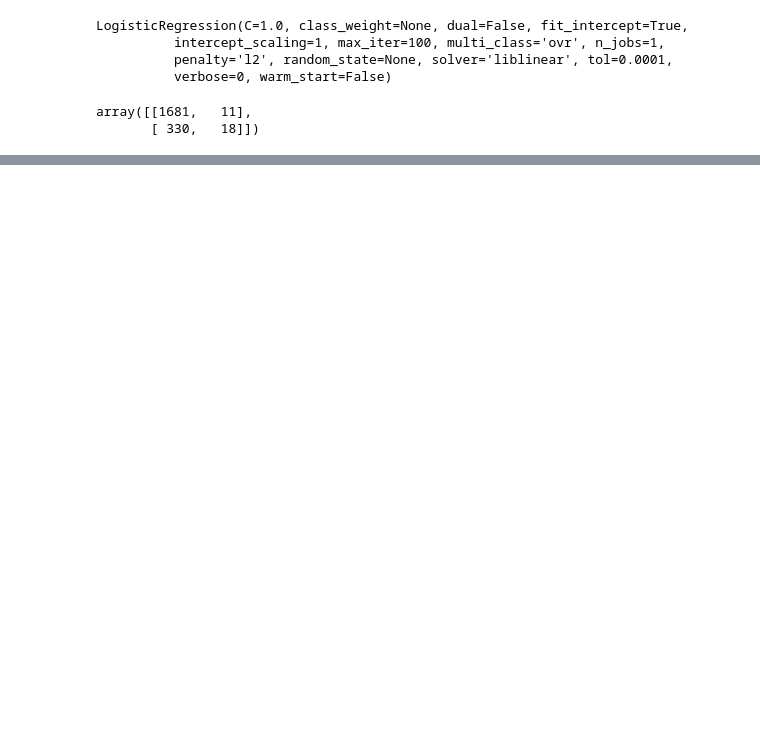
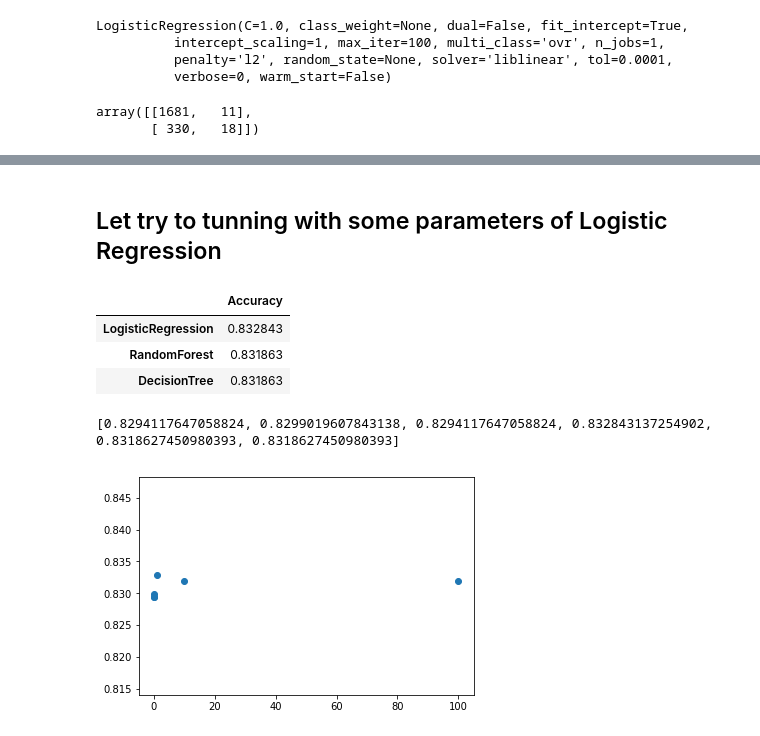
Before and after one commit to tranquidao/HomeWorkSubmit, a Jupyter notebook: dating_data_analyzing.ipynb, the cells around one changed output, grey strips where cells are left out. Saved outputs shown, nothing was run; the diff lists cells and outputs as text; code cells hidden in the pictures; blank space fills up the shorter version.

```diff
--- a/dating_data_analyzing.ipynb
+++ b/dating_data_analyzing.ipynb
@@ -319,0 +332,7 @@ avg / total       0.80      0.83      0.77      2040
+# %%
+
+rfc = RandomForestClassifier()
+dtc = DecisionTreeClassifier()
+# %%
+rfc.fit(X_train, y_train)
+dtc.fit(X_train, y_train)
@@ -319,0 +388,22 @@ avg / total       0.80      0.83      0.77      2040
+# %% [markdown]
+## Let try to tunning with some parameters of Logistic Regression
+# %%
+df_acc
+# %% [output]
+|  | Accuracy |
+| LogisticRegression | 0.832843 |
+| RandomForest | 0.831863 |
+| DecisionTree | 0.831863 |
+# %%
+C_param_range = [0.001,0.01,0.1,1,10,100]
+result = []
+for i in range(len(C_param_range)):
+    clf = LogisticRegression(C = C_param_range[i])
+    clf.fit(X_train, y_train)
+    predictions = clf.predict(X_test)
+    result.append(accuracy_score(y_test, predictions))
+plt.scatter(C_param_range, result)
+print(result)
+# %% [output]
+[0.8294117647058824, 0.8299019607843138, 0.8294117647058824, 0.832843137254902, 0.8318627450980393, 0.8318627450980393]
+[figure, added]
```
Also changed, not shown: parts of 15 cells of this notebook.
